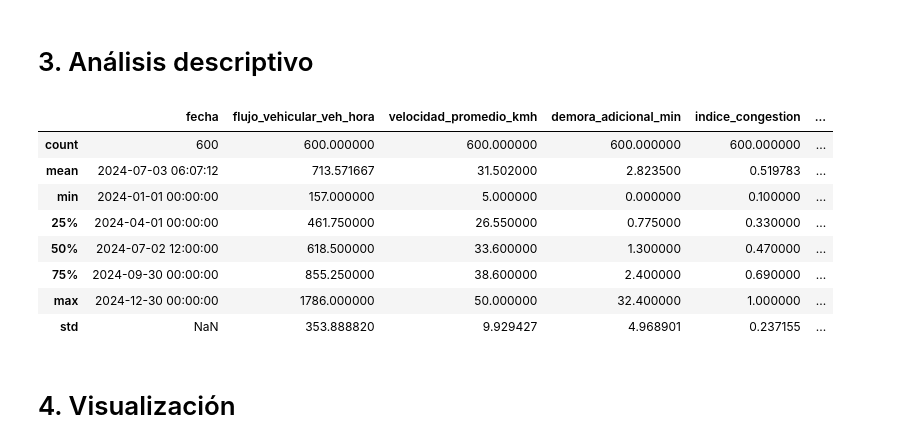
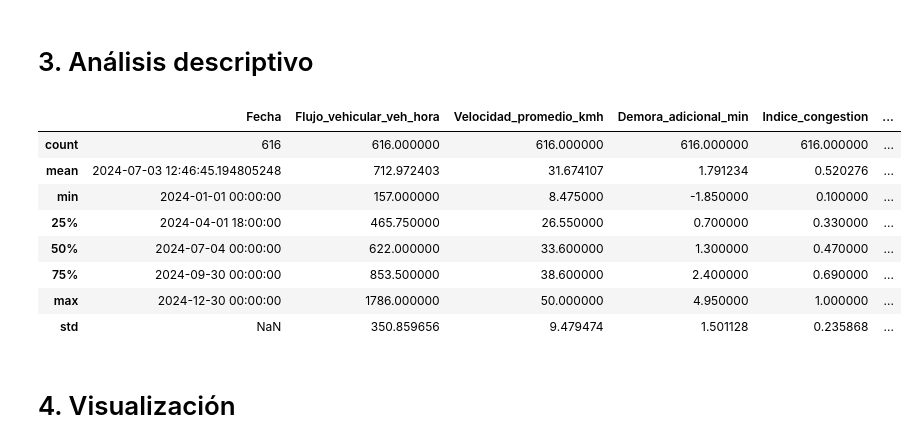
Before and after one commit to VALESOLCORTEZ/ABP-M-dulo-Analista-de-Datos-1, a Jupyter notebook: ABP_Modulo_Analista_Grupo_16.ipynb, the cells around one changed output. Saved outputs shown, nothing was run; the diff lists cells and outputs as text; code cells hidden in the pictures.

```diff
--- a/ABP_Modulo_Analista_Grupo_16.ipynb
+++ b/ABP_Modulo_Analista_Grupo_16.ipynb
@@ -187,0 +118,4 @@ Tipo de suceso que interrumpe el flujo normal (Accidente, Obra, Ninguno).
+# %%
+import pandas as pd
+df = pd.read_csv('Dataset_Trafico_Cordoba.csv')
+df
@@ -221,34 +380,2 @@ Duplicados en df_trafico:
 # %% [markdown]
 # 2. Limpieza de Datos
-# %%
-# Limpieza de Duplicados: Eliminamos registros repetidos que sesgan el análisis [
-df_trafico = df_trafico.drop_duplicates()
-
-# Veracidad de Fechas: Sincronización automática
-# Corregimos el error del Excel donde el día no coincide con la fecha calendario
-df_trafico['fecha'] = pd.to_datetime(df_trafico['fecha'], dayfirst=True)
-dias_reales = {0: 'Lunes', 1: 'Martes', 2: 'Miércoles', 3: 'Jueves', 4: 'Viernes', 5: 'Sábado', 6: 'Domingo'}
-df_trafico['dia_semana'] = df_trafico['fecha'].dt.dayofweek.map(dias_reales)
-
-# Estandarización de la variable 'turno'
-# Eliminamos el texto entre paréntesis (ej: "Mañana (6-12h)" -> "Mañana") para uniformidad
-df_trafico['turno'] = df_trafico['turno'].str.split(' ').str[0]
-
-# Normalización de Criterios: Limpieza de espacios en blanco
-# Aplicamos strip() a todas las columnas de texto para evitar errores de categorías duplicadas
-columnas_texto = df_trafico.select_dtypes(include=['object']).columns
-for col in columnas_texto:
-    df_trafico[col] = df_trafico[col].str.strip()
-
-# Tratamiento de Valores Faltantes (Nulos)
-# Eliminamos filas sin métricas críticas (flujo y velocidad) para no distorsionar la media
-df_trafico = df_trafico.dropna(subset=['flujo_vehicular_veh_hora', 'velocidad_promedio_kmh'])
-
-# Verificación de Formatos Numéricos
-# Aseguramos que las métricas de tráfico sean tratadas como números (float)
-cols_numericas = ['indice_congestion', 'demora_adicional_min', 'ocupacion_colectivo_pct']
-df_trafico[cols_numericas] = df_trafico[cols_numericas].apply(pd.to_numeric, errors='coerce')
-
-print("ETL: Limpieza, Veracidad y Estandarización Completada ")
-print(f"Registros finales en df_trafico: {df_trafico.shape}")
-df_trafico.head()
@@ -314,17 +565,17 @@ memory usage: 75.1+ KB
 # %% [markdown]
 # 3. Análisis descriptivo
 # %%
-df_trafico_SmartCity.describe()
+df_analisis_Final.describe()
 # %% [output]
-|  | fecha | flujo_vehicular_veh_hora | velocidad_promedio_kmh | demora_adicional_min | indice_congestion | ... |
-| count | 600 | 600.000000 | 600.000000 | 600.000000 | 600.000000 | ... |
-| mean | 2024-07-03 06:07:12 | 713.571667 | 31.502000 | 2.823500 | 0.519783 | ... |
-| min | 2024-01-01 00:00:00 | 157.000000 | 5.000000 | 0.000000 | 0.100000 | ... |
-| 25% | 2024-04-01 00:00:00 | 461.750000 | 26.550000 | 0.775000 | 0.330000 | ... |
-| 50% | 2024-07-02 12:00:00 | 618.500000 | 33.600000 | 1.300000 | 0.470000 | ... |
-| 75% | 2024-09-30 00:00:00 | 855.250000 | 38.600000 | 2.400000 | 0.690000 | ... |
-| max | 2024-12-30 00:00:00 | 1786.000000 | 50.000000 | 32.400000 | 1.000000 | ... |
-| std | NaN | 353.888820 | 9.929427 | 4.968901 | 0.237155 | ... |
+|  | Fecha | Flujo_vehicular_veh_hora | Velocidad_promedio_kmh | Demora_adicional_min | Indice_congestion | ... |
+| count | 616 | 616.000000 | 616.000000 | 616.000000 | 616.000000 | ... |
+| mean | 2024-07-03 12:46:45.194805248 | 712.972403 | 31.674107 | 1.791234 | 0.520276 | ... |
+| min | 2024-01-01 00:00:00 | 157.000000 | 8.475000 | -1.850000 | 0.100000 | ... |
+| 25% | 2024-04-01 18:00:00 | 465.750000 | 26.550000 | 0.700000 | 0.330000 | ... |
+| 50% | 2024-07-04 00:00:00 | 622.000000 | 33.600000 | 1.300000 | 0.470000 | ... |
+| 75% | 2024-09-30 00:00:00 | 853.500000 | 38.600000 | 2.400000 | 0.690000 | ... |
+| max | 2024-12-30 00:00:00 | 1786.000000 | 50.000000 | 4.950000 | 1.000000 | ... |
+| std | NaN | 350.859656 | 9.479474 | 1.501128 | 0.235868 | ... |
 # %% [markdown]
 # 4. Visualización
 # %% [markdown]
```
Also changed, not shown: parts of 40 cells of this notebook.
